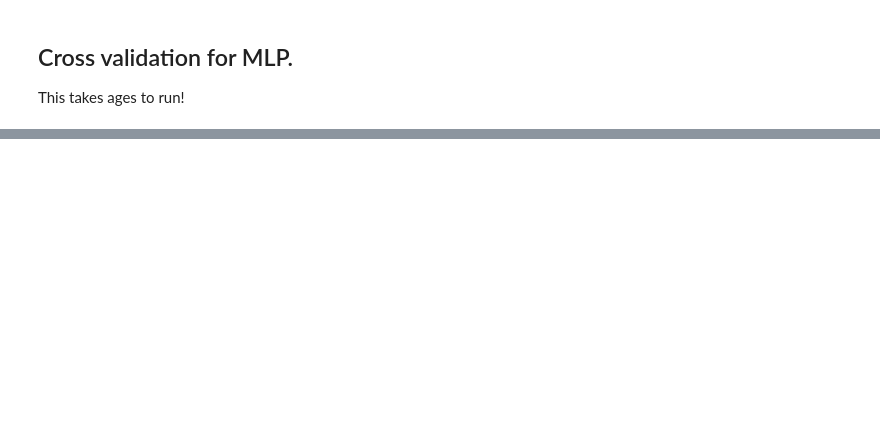
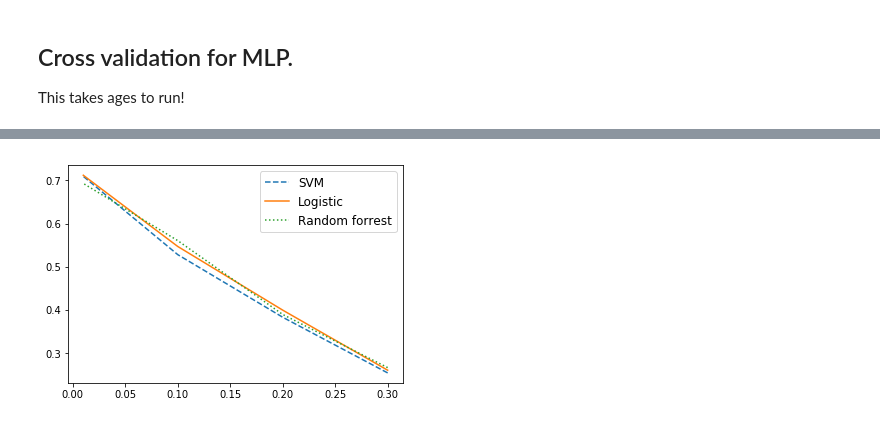
Before and after one commit to jonabaa/Project3, a Jupyter notebook: Functions tester.ipynb, the cells around one changed output, grey strips where cells are left out. Cells and saved outputs as stored; diff of their text form; code cells hidden in the pictures; blank space fills up the shorter version.

```diff
--- a/Functions tester.ipynb
+++ b/Functions tester.ipynb
@@ -68,0 +87,2 @@ Testing MLP
+# %%
+svm_list, log_list, forrest_list = accuracy_with_min_df(min_df_list = [0.3, 0.2, 0.1, 0.01], svm_parms = [0.1, 1], log_parms = [0.1, 1], forrest_trees = [10, 20], forrest_depth = [None], folds = 2)
@@ -68,0 +109,15 @@ Testing MLP
+# %%
+# Create plots with pre-defined labels.
+fig, ax = plt.subplots()
+ax.plot([0.3, 0.2, 0.1, 0.01], svm_list, '--', label='SVM')
+ax.plot([0.3, 0.2, 0.1, 0.01], log_list, '-', label='Logistic')
+ax.plot([0.3, 0.2, 0.1, 0.01], forrest_list, ':', label='Random forrest')
+
+legend = ax.legend(loc='best', fontsize='large')
+
+# Put a nicer background color on the legend.
+#legend.get_frame().set_facecolor('C0')
+
+plt.show()
+# %% [output]
+[figure, added]
```
Also changed, not shown: parts of 5 cells of this notebook, 3 other files.
